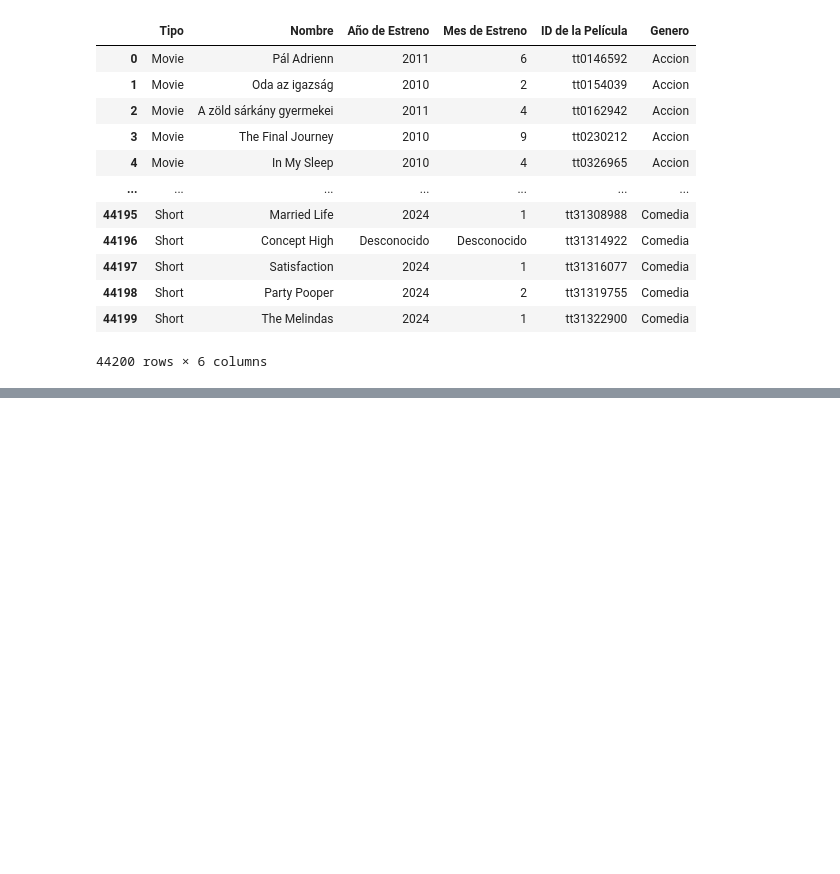
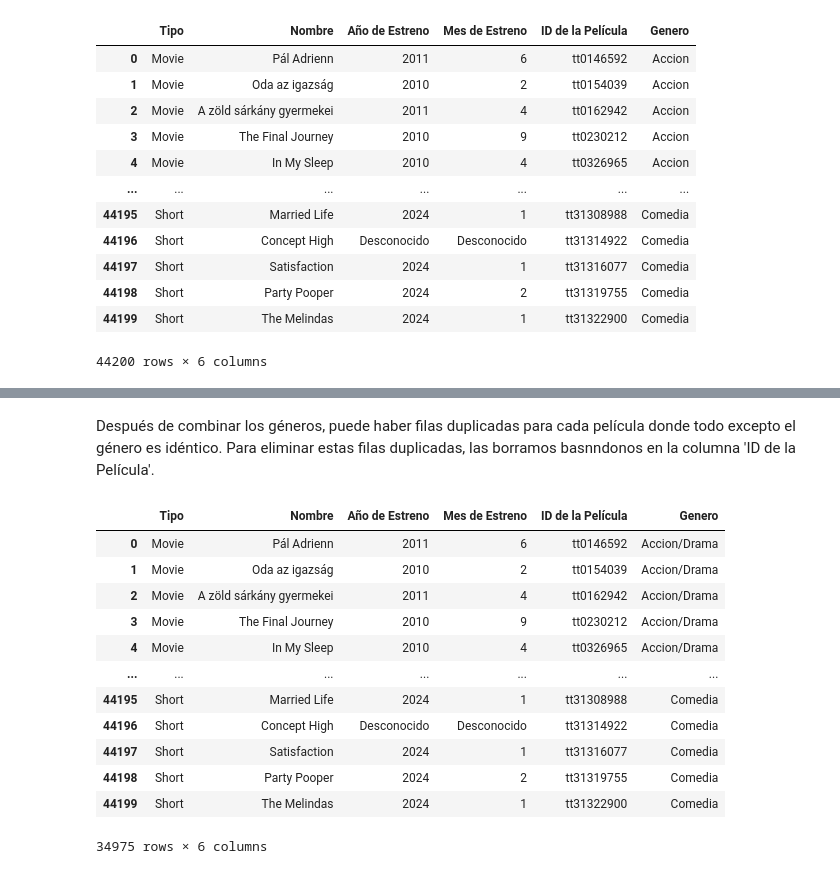
Before and after one commit to DianaG92/proyecto-da-promo-H-modulo-2-team-2-Bombshell, a Jupyter notebook: Juntar Data frames y convertirlos a csv.ipynb, the cells around one changed output, grey strips where cells are left out. Saved outputs shown, nothing was run; the diff lists cells and outputs as text; code cells hidden in the pictures; blank space fills up the shorter version.

```diff
--- a/Juntar Data frames y convertirlos a csv.ipynb
+++ b/Juntar Data frames y convertirlos a csv.ipynb
@@ -44,0 +51,3 @@ df_final
+# %%
+df_final['Genero'] = df_final.groupby('ID de la Película')['Genero'].transform(lambda x: '/'.join(sorted(set(x))))
+df_final['Genero']
@@ -45,2 +67,22 @@ df_final
+# %% [markdown]
+Después de combinar los géneros, puede haber filas duplicadas para cada película donde todo excepto el género es idéntico.
+Para eliminar estas filas duplicadas, las borramos basnndonos en la columna 'ID de la Película'.
+# %%
+df_final = df_final.drop_duplicates(subset='ID de la Película')
+df_final
+# %% [output]
+|  | Tipo | Nombre | Año de Estreno | Mes de Estreno | ID de la Película | Genero |
+| 0 | Movie | Pál Adrienn | 2011 | 6 | tt0146592 | Accion/Drama |
+| 1 | Movie | Oda az igazság | 2010 | 2 | tt0154039 | Accion/Drama |
+| 2 | Movie | A zöld sárkány gyermekei | 2011 | 4 | tt0162942 | Accion/Drama |
+| 3 | Movie | The Final Journey | 2010 | 9 | tt0230212 | Accion/Drama |
+| 4 | Movie | In My Sleep | 2010 | 4 | tt0326965 | Accion/Drama |
+| ... | ... | ... | ... | ... | ... | ... |
+| 44195 | Short | Married Life | 2024 | 1 | tt31308988 | Comedia |
+| 44196 | Short | Concept High | Desconocido | Desconocido | tt31314922 | Comedia |
+| 44197 | Short | Satisfaction | 2024 | 1 | tt31316077 | Comedia |
+| 44198 | Short | Party Pooper | 2024 | 2 | tt31319755 | Comedia |
+| 44199 | Short | The Melindas | 2024 | 1 | tt31322900 | Comedia |
+34975 rows × 6 columns
 # %%
 
```
Also changed, not shown: parts of 4 cells of this notebook, 3 other files.
